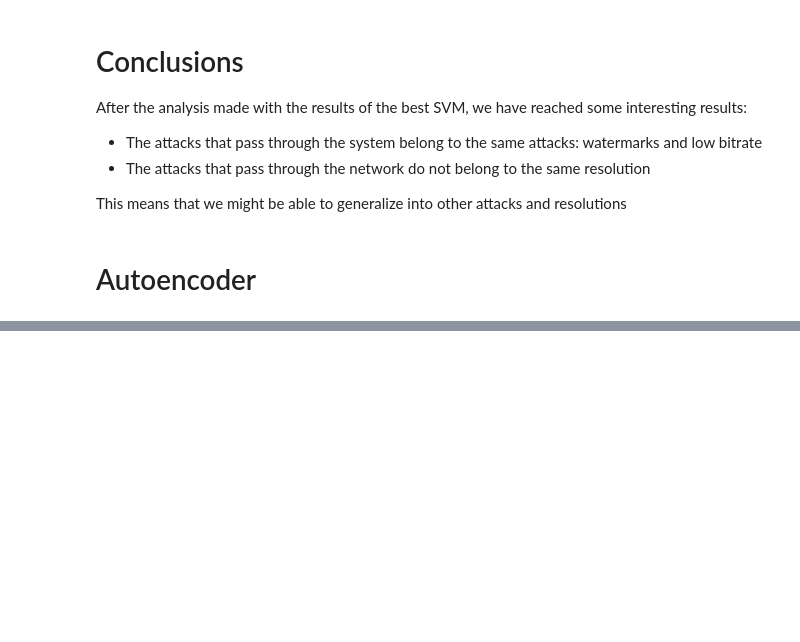
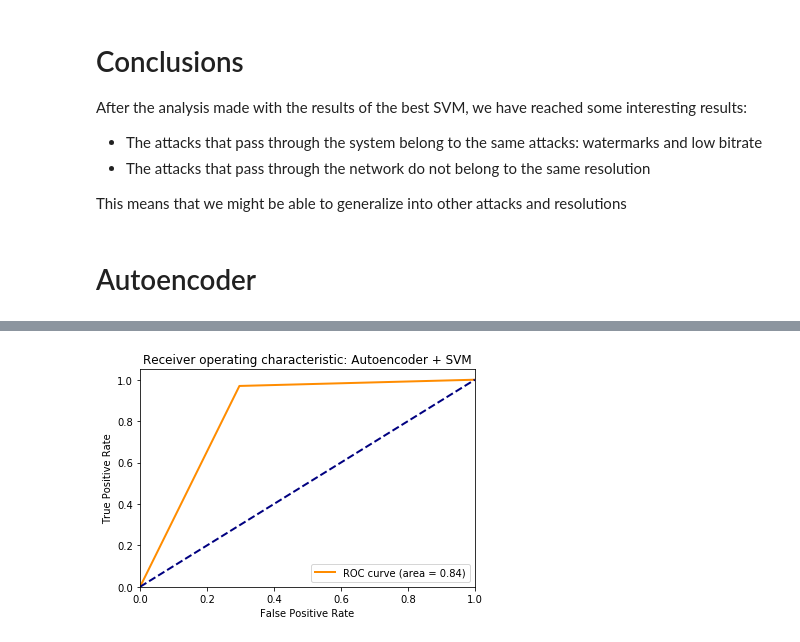
Before and after one commit to livepeer/verification-classifier, a Jupyter notebook: data-analysis/notebooks/Unsupervised_predicted_model.ipynb, the cells around one changed output, grey strips where cells are left out. Drawn from its saved outputs; the diff is of its cells as text; code cells hidden in the pictures; blank space fills up the shorter version.

```diff
--- a/data-analysis/notebooks/Unsupervised_predicted_model.ipynb
+++ b/data-analysis/notebooks/Unsupervised_predicted_model.ipynb
@@ -385,12 +539,12 @@ This means that we might be able to generalize into other attacks and resolution
 # %% [markdown]
 # Autoencoder
 # %%
-latent_dim = 14
+latent_dim = 3
 input_vector = Input(shape=(X_train.shape[1],))
 encoded = Dense(latent_dim, activation='relu')(input_vector)
 decoded = Dense(X_train.shape[1], activity_regularizer=regularizers.l1(10e-5))(encoded)
 autoencoder = Model(input_vector, decoded)
 encoder = Model(input_vector, encoded)
 autoencoder.compile(optimizer=Adam(lr=0.001), loss='mse')
-network_history = autoencoder.fit(x_train, x_train, shuffle=True, batch_size=8, epochs=1000,
-                                  validation_data=(x_test, x_test), verbose=False)
+network_history = autoencoder.fit(x_train, x_train, shuffle=True, batch_size=16, epochs=100,
+                                  validation_data=(x_test, x_test), verbose=True)
@@ -441,6 +627,6 @@ plt.legend()
 # %%
-ae_svm_results = pd.DataFrame(columns=['gamma', 'nu', 'n_components', 'train_acc',
-                                    'test_acc', 'attack_acc', 'model', 'auc', 'f_beta'])
+ae_svm_results = pd.DataFrame(columns=['gamma', 'nu', 'n_components', 'TPR_train',
+                                    'TPR_test', 'TNR', 'model', 'auc', 'f_beta'])
 
 gammas = [x_train_red.shape[1], 2*x_train_red.shape[1], x_train_red.shape[1]/2, 'auto']
 for nu in nus:
@@ -462,8 +648,8 @@ for nu in nus:
                                                          -1*np.ones(y_pred_outliers.shape[0])]),
                                           np.concatenate([y_pred_test, y_pred_outliers]),beta=20 ,pos_label=1)
 
-        ae_svm_results = svm_results.append({'nu': nu, 'gamma': gamma, 'n_components': n, 'train_acc': n_accurate_train/X_reduced.shape[0],
-                       'test_acc': n_accurate_train/X_reduced.shape[0], 'attack_acc': n_accurate_outliers/attack_reduced.shape[0],
+        ae_svm_results = ae_svm_results.append({'nu': nu, 'gamma': gamma, 'n_components': n, 'TPR_train': n_accurate_train/X_reduced.shape[0],
+                       'TPR_test': n_accurate_test/test_reduced.shape[0], 'TNR': n_accurate_outliers/attack_reduced.shape[0],
                        'model': 'ae-svm', 'auc': metrics.auc(fpr, tpr), 'f_beta': fb}, ignore_index=True)
 # %%
 ae_svm_results.sort_values('f_beta', ascending=False).head(10)
@@ -469,0 +668,17 @@ ae_svm_results.sort_values('f_beta', ascending=False).head(10)
+# %%
+classifier = svm.OneClassSVM(kernel='rbf',gamma='auto', nu=0.01, cache_size=5000)
+classifier.fit(X_reduced)
+y_pred_train = classifier.predict(X_reduced)
+y_pred_test = classifier.predict(test_reduced)
+y_pred_outliers = classifier.predict(attack_reduced)
+n_accurate_train = y_pred_train[y_pred_train == 1].size
+n_accurate_test = y_pred_test[y_pred_test == 1].size
+n_accurate_outliers = y_pred_outliers[y_pred_outliers == -1].size
+
+fpr, tpr, _ = metrics.roc_curve(np.concatenate([np.ones(y_pred_test.shape[0]),
+                                                 -1*np.ones(y_pred_outliers.shape[0])]),
+                                  np.concatenate([y_pred_test, y_pred_outliers]) , pos_label=1)
+
+plot_roc(fpr, tpr, 'Autoencoder + SVM')
+# %% [output]
+[figure, added]
```
Also changed, not shown: parts of 27 cells of this notebook.
